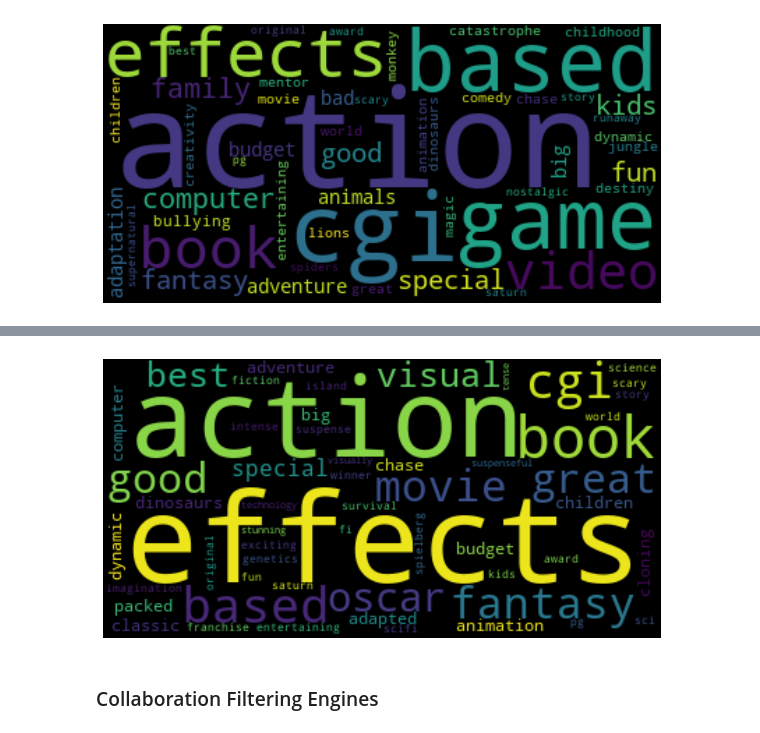
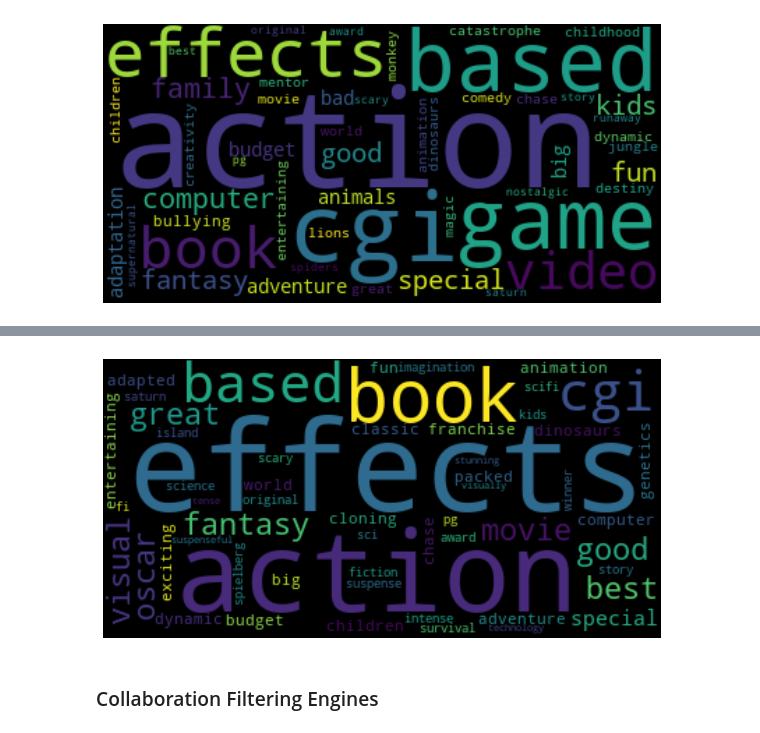
Before and after one commit to titusndondo/unsupervised-predict-streamlit-template, a Jupyter notebook: predict_deliverables/EDA.ipynb, the cells around one changed output, grey strips where cells are left out. Cells and saved outputs as stored; diff of their text form; code cells hidden in the pictures.

Commit message:
added tags based content recommendation system-uncommented-no markdowns

```diff
--- a/predict_deliverables/EDA.ipynb
+++ b/predict_deliverables/EDA.ipynb
@@ -696,11 +697,0 @@ dist_matrix.head()
-# %%
-sim_data = pd.DataFrame(
-    (
-        dist_matrix
-     .loc[movie_title]
-     .sort_values(ascending = False)[1:]
-     .reset_index()
-     .rename(columns = {movie_title:'similarity'}).iloc[:100]
-    )
-)
-sim_data.head()
@@ -713,0 +698,13 @@ sim_data.head()
+# %%
+def getRecommendations(neighbors = 10):
+    similarity_data = pd.DataFrame()
+    for i, movie_title in enumerate(dist_matrix.index):
+        sim_data = dist_matrix.loc[movie_title].reset_index()
+        sim_data['movie'] = movie_title
+        sim_data = sim_data.rename(columns = {movie_title:'similarity', 'title':'recommendations', 'movie':'title'}).sort_values(by = 'similarity', ascending = False)[1:].iloc[:10]
+        sim_data['rank'] = range(1, len(sim_data) + 1)
+        similarity_data = pd.concat([similarity_data, sim_data])
+    return similarity_data
+# %%
+similarity_data = getRecommendations(neighbors = 10)
+similarity_data
@@ -713,0 +725,4 @@ sim_data.head()
+# %%
+movie_title = 'Jumanji (1995)'
+sim_data = similarity_data[similarity_data['title'] == movie_title]
+sim_data
@@ -714,8 +741,9 @@ sim_data.head()
 # %%
-movie_title = sim_data['title'][0]
+movie_title = sim_data['recommendations'].iloc[0]
+print(movie_title)
 plotCloud(movie_title = movie_title)
 # %% [output]
-[figure, old version]
+[figure, new version]
 # %% [markdown]
 ### Collaboration Filtering Engines
 # %% [markdown]
```
Also changed, not shown: parts of 6 cells of this notebook.
